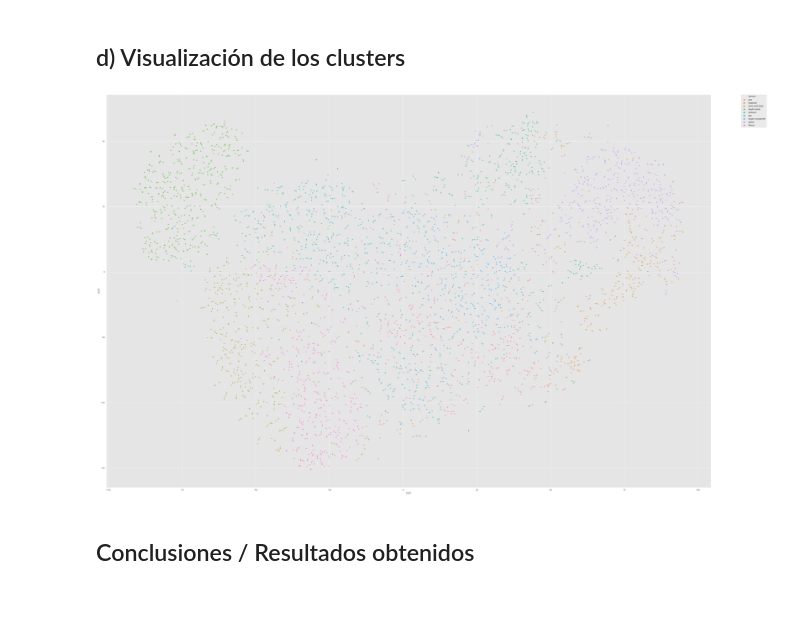
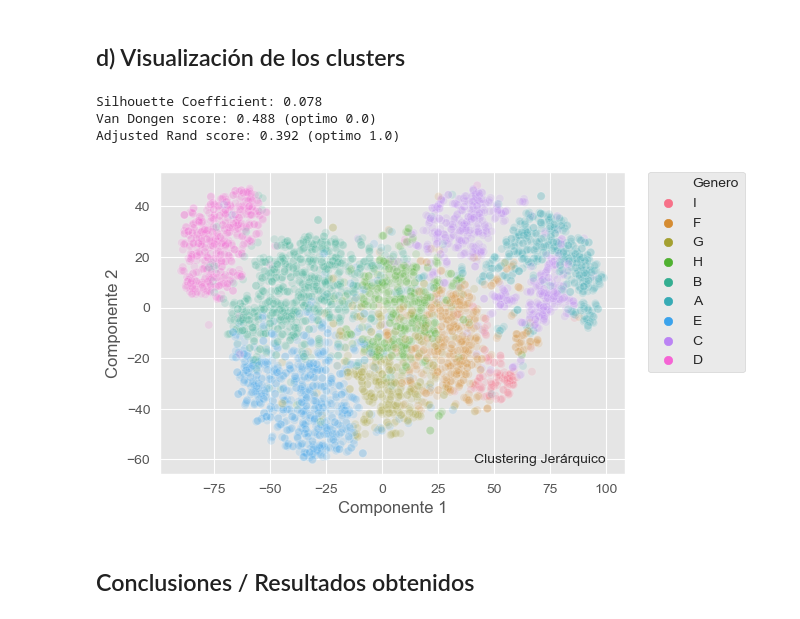
Before and after one commit to francotestori/dmctuba_01, a Jupyter notebook: jerarquico_df_merged_posta_preprocesado.pickle.ipynb, the cells around one changed output. Cells and saved outputs as stored; diff of their text form; code cells hidden in the pictures.

Commit message:
Graficado el t-sne en el jerarquico

```diff
--- a/jerarquico_df_merged_posta_preprocesado.pickle.ipynb
+++ b/jerarquico_df_merged_posta_preprocesado.pickle.ipynb
@@ -418,22 +418,3 @@ ari0
 ### Comparación con matriz de confusión contra géneros
 # %% [markdown]
 ## d) Visualización de los clusters
-# %%
-q = pd.Categorical(genre_real)
-q.codes
-import seaborn as sns
-
-tsne = TSNE(n_components=2, perplexity=20, init='pca')
-Xred = tsne.fit_transform(df)
-
-plt.rcParams['figure.figsize'] = [48, 32]
-plt.rcParams['figure.dpi'] = 100 # 200 e.g. is really fine, but slower
-
-dfff = pd.DataFrame ({"Col1":Xred[:,0],"Col2":Xred[:,1],"Genero":genre_real.values})
-sns.scatterplot(data=dfff, x="Col1", y="Col2", hue="Genero",alpha=0.55)
-plt.legend(bbox_to_anchor=(1.05, 1), loc=2, borderaxespad=0.)
-
-#    plt._legend.set_title()
-plt.show()
-# %% [output]
-[figure, removed]
@@ -440,2 +425,51 @@ plt.show()
+# %%
+from sklearn.metrics import adjusted_rand_score
+from sklearn import metrics
+
+
+def vanDongen(ct):
+    n2=2*(sum(ct.apply(sum,axis=1)))
+    sumi = sum(ct.apply(np.max,axis=1))
+    sumj = sum(ct.apply(np.max,axis=0))
+    maxsumi = np.max(ct.apply(sum,axis=1))
+    maxsumj = np.max(ct.apply(sum,axis=0))
+    vd = (n2 - sumi - sumj)/(n2 - maxsumi - maxsumj)
+    return vd
+
+def validacion(Z2):
+    tmp = pd.DataFrame({'Labels': np.array(genre_real), 'Clusters': Z2})# Create a DataFrame with labels and varieties as columns: df
+    ct0 = pd.crosstab(tmp['Labels'], tmp['Clusters']) # Create crosstab: ct
+    silhouette = metrics.silhouette_score(df_num, Z2)
+    print(f'Silhouette Coefficient: {silhouette:.3f}')
+    vandon = vanDongen(ct0)
+    print(f'Van Dongen score: {vandon:.3f} (optimo 0.0)')
+    ari0 = adjusted_rand_score(genre_real, Z2)
+    print(f'Adjusted Rand score: {ari0:.3f} (optimo 1.0)')
+    return silhouette,vandon,ari0
+# %%
+letra = ['A','B','C','D','E','F','G','H','I','J','K','L','M','N','O','P']
+
+Z = labels_predicted
+Z2 = [letra[x] for x in Z]
+
+validacion(Z2)
+
+plt.rcParams['figure.figsize'] = [6, 4]
+
+dfff = pd.DataFrame ({"Componente 1":Xred[:,0],"Componente 2":Xred[:,1],"Genero":Z2})
+sns.scatterplot(data=dfff, x="Componente 1", y="Componente 2", hue="Genero",alpha=0.15)
+plt.legend(bbox_to_anchor=(1.05, 1), loc=2, borderaxespad=0.)
+plt.text(100, -60,'Clustering Jerárquico',
+     horizontalalignment='right',
+     verticalalignment='center')
+
+
+plt.savefig('tsne_jerarquico.png',dpi=800, bbox_inches = 'tight', pad_inches = 0)
+plt.show()
+# %% [output]
+Silhouette Coefficient: 0.078
+Van Dongen score: 0.488 (optimo 0.0)
+Adjusted Rand score: 0.392 (optimo 1.0)
+[figure, added]
 # %% [markdown]
 ## Conclusiones / Resultados obtenidos
```
Also changed, not shown: parts of 9 cells of this notebook.
